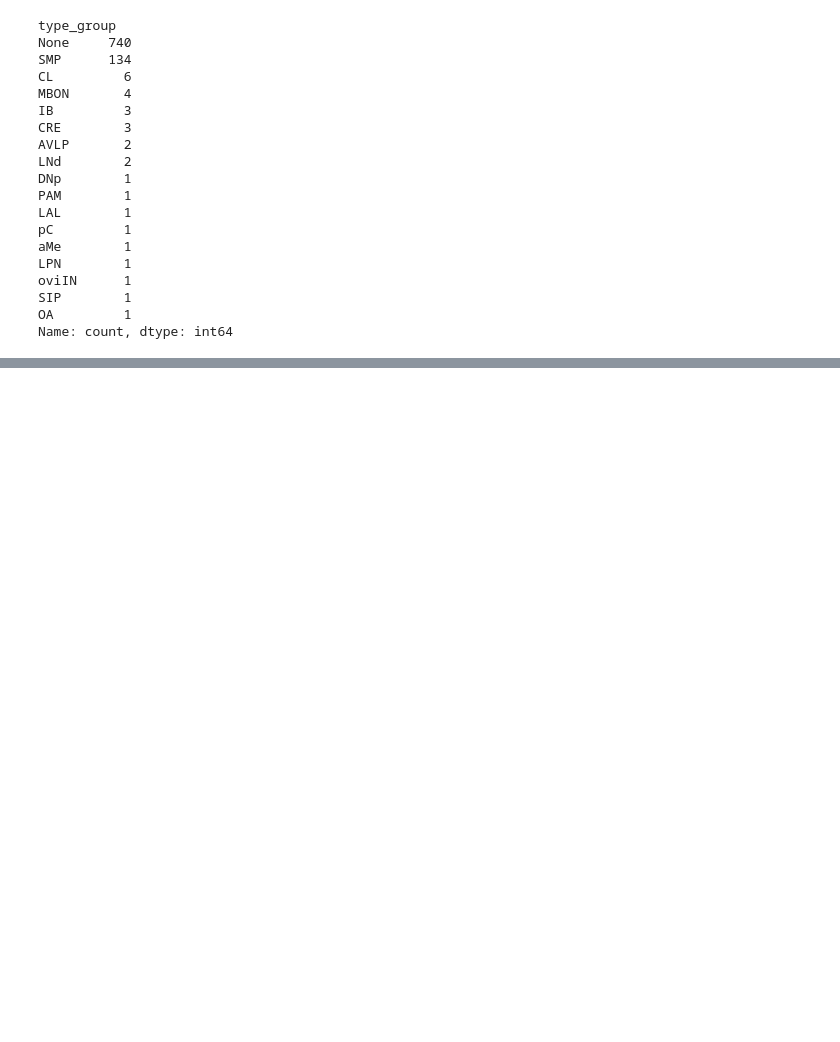
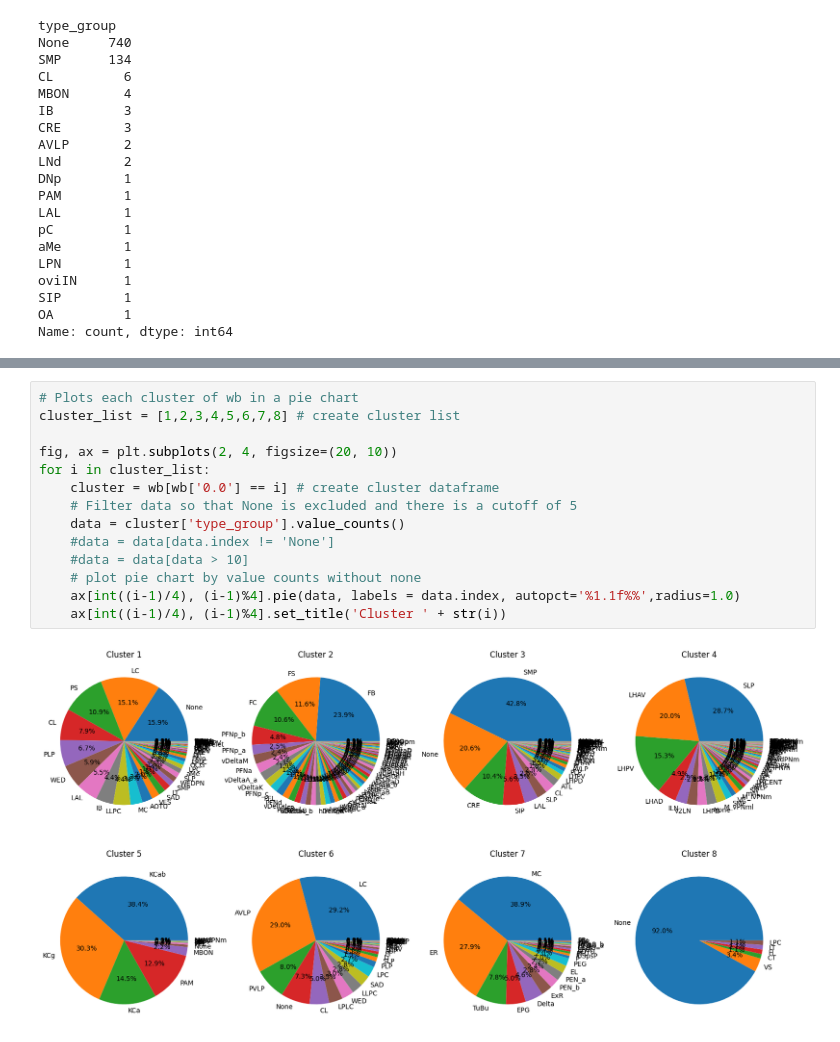
Before and after one commit to RhessaWL/flybrain-clustering, a Jupyter notebook: piechart_ovi.ipynb, the cells around one changed output, grey strips where cells are left out. Saved outputs shown, nothing was run; the diff lists cells and outputs as text; blank space fills up the shorter version.

```diff
--- a/piechart_ovi.ipynb
+++ b/piechart_ovi.ipynb
@@ -145,0 +208,16 @@ for i in cluster_list:
+# %%
+# Plots each cluster of wb in a pie chart
+cluster_list = [1,2,3,4,5,6,7,8] # create cluster list
+
+fig, ax = plt.subplots(2, 4, figsize=(20, 10))
+for i in cluster_list:
+    cluster = wb[wb['0.0'] == i] # create cluster dataframe
+    # Filter data so that None is excluded and there is a cutoff of 5
+    data = cluster['type_group'].value_counts()
+    #data = data[data.index != 'None']
+    #data = data[data > 10]
+    # plot pie chart by value counts without none
+    ax[int((i-1)/4), (i-1)%4].pie(data, labels = data.index, autopct='%1.1f%%',radius=1.0)
+    ax[int((i-1)/4), (i-1)%4].set_title('Cluster ' + str(i))
+# %% [output]
+[figure, added]
```
Also changed, not shown: parts of 11 cells of this notebook, 33 other files.
